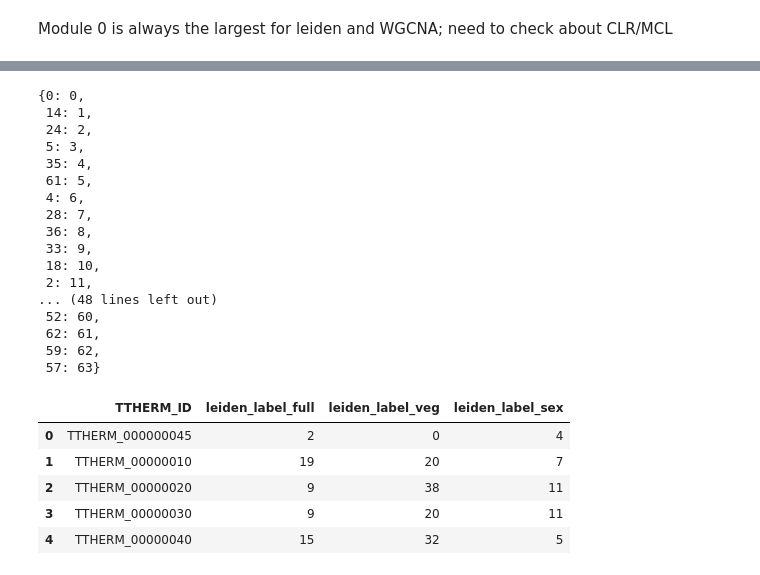
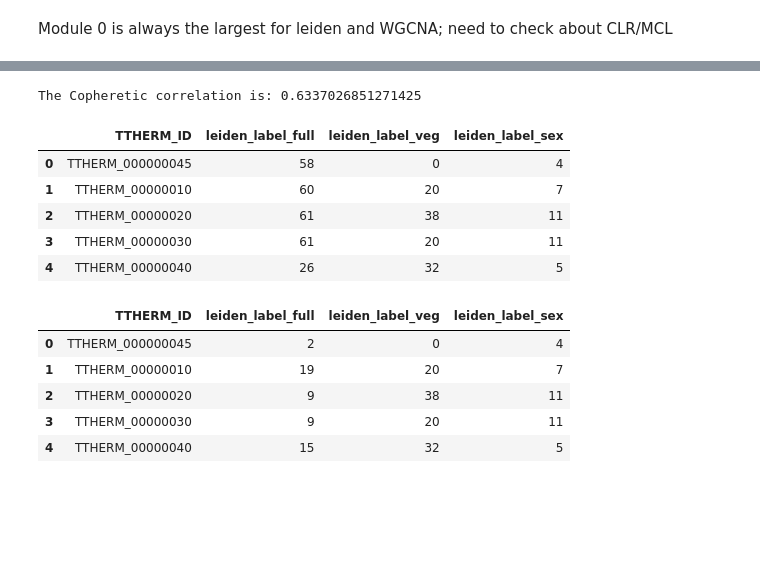
Before and after one commit to ltsypin/TGNE-2022, a Jupyter notebook: TGNE/embedding/embedding_and_app.ipynb, the cells around one changed output, grey strips where cells are left out. Cells and saved outputs as stored; diff of their text form; code cells hidden in the pictures; blank space fills up the shorter version.

```diff
--- a/TGNE/embedding/embedding_and_app.ipynb
+++ b/TGNE/embedding/embedding_and_app.ipynb
@@ -1704,23 +1717,14 @@ sorterIndex = dict(zip(mo, range(len(mo))))
-# %%
-sorterIndex
-# %% [output]
-{0: 0,
- 14: 1,
- 24: 2,
- 5: 3,
- 35: 4,
- 61: 5,
- 4: 6,
- 28: 7,
- 36: 8,
- 33: 9,
- 18: 10,
- 2: 11,
-... (48 lines left out)
- 52: 60,
- 62: 61,
- 59: 62,
- 57: 63}
+# %%
+arr_df = arrange_modules(full_filtered_norm_df, leiden_label_df_round_1, 'leiden', 'full')
+arr_df.head()
+# %% [output]
+The Copheretic correlation is: 0.6337026851271425
+|  | TTHERM_ID | leiden_label_full | leiden_label_veg | leiden_label_sex |
+| 0 | TTHERM_000000045 | 58 | 0 | 4 |
+| 1 | TTHERM_00000010 | 60 | 20 | 7 |
+| 2 | TTHERM_00000020 | 61 | 38 | 11 |
+| 3 | TTHERM_00000030 | 61 | 20 | 11 |
+| 4 | TTHERM_00000040 | 26 | 32 | 5 |
 # %%
 leiden_label_df_round_1.head()
 # %% [output]
```
Also changed, not shown: parts of 19 cells of this notebook.
